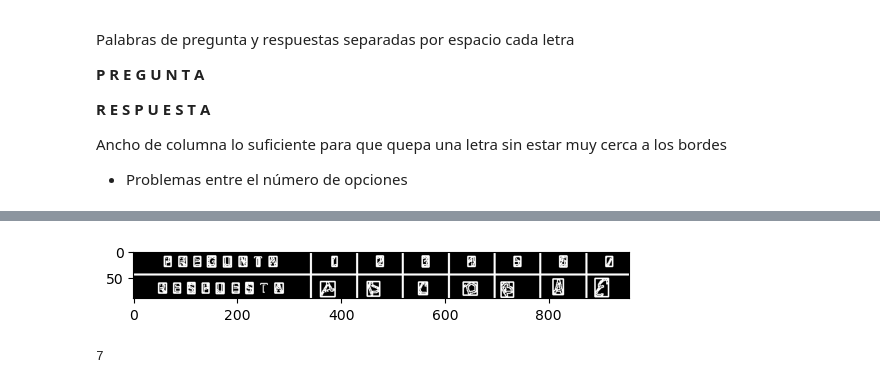
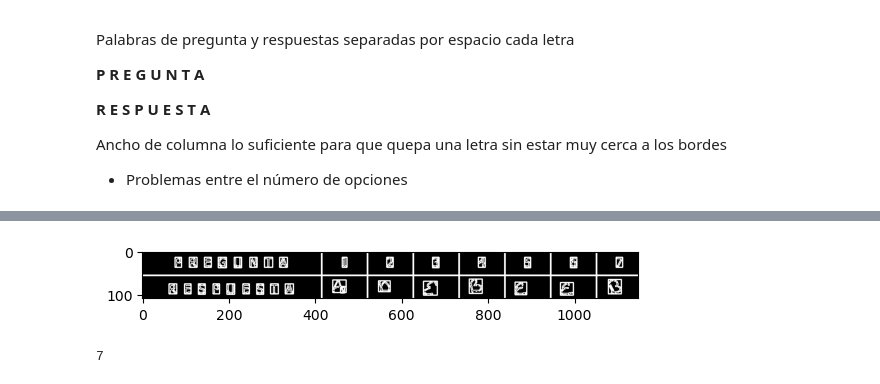
Before and after one commit to Santiagosphysics/tesis_1, a Jupyter notebook: prototipo_1.ipynb, the cells around one changed output, grey strips where cells are left out. Saved outputs shown, nothing was run; the diff lists cells and outputs as text; code cells hidden in the pictures.

```diff
--- a/prototipo_1.ipynb
+++ b/prototipo_1.ipynb
@@ -41,7 +41,7 @@ def preprocessing_img(path_img):
 
     return img, thresh
 
-gray, thresh = preprocessing_img(path_img='./images_test/image_1.png')
+gray, thresh = preprocessing_img(path_img='./images_test/img_001.png')
 
 
 def find_contours(img):
@@ -225,14 +238,19 @@ def letter_pred(img, gray):
     answer_row = []
     for i in range(len(img_pred)):
 
-        img_pred[i] = 'o' if img_pred[i] == '0' else img_pred[i]
+        img_pred[i] = 'O' if img_pred[i] == '0' else img_pred[i]
         img_pred[i] = 'A' if img_pred[i] == 'H' else img_pred[i]
-
+        img_pred[i] = 'A' if img_pred[i] == '4' else img_pred[i]
+        # img_pred[i] = 'D' if img_pred[i] == 'Q' else img_pred[i]
 
         if i%2 == 0:
+            # img_pred[i] = 'D' if img_pred[i] == 'P' else img_pred[i]
+            # img_pred[i] = 'D' if img_pred[i] == 'Q' else img_pred[i]
             question_row.append(img_pred[i])
 
         else:
+            # img_pred[i] = 'D' if img_pred[i] == 'P' else img_pred[i]
+            # img_pred[i] = 'D' if img_pred[i] == 'Q' else img_pred[i]
             answer_row.append(img_pred[i])
             # print(img_pred[i])
 
@@ -267,16 +285,25 @@ def letter_pred(img, gray):
 
 
     if counter_a > counter_q:
-        print(response_q)
+        response_q = response_q.replace('O', 'D')
+        response_q = response_q.replace('P', 'D')
+        response_q = response_q.replace('Q', 'D')
+        response_q = response_q.replace('T', 'A')
+
+        print(response_q, 'Y')
         return response_q
 
     else:
-        print(response_a)
+        print(response_a, 'X')
+        response_a = response_a.replace('O', 'D')
+        response_a = response_a.replace('P', 'D')
+        response_a = response_a.replace('Q', 'D')
+        response_a = response_a.replace('T', 'A')
         return response_a
 
 
 
-gray, img = prepro_img('./images_test/image_3.png')
+gray, img = prepro_img('./images_test/img_003.png')
 
 answer_row = letter_pred(img, gray)
 # %% [output]
@@ -300,4 +327,4 @@ APCDBAE
-[figure, old version]
+[figure, new version]
 # %%
 import pandas as pd
 
```
Also changed, not shown: parts of 10 cells of this notebook.
